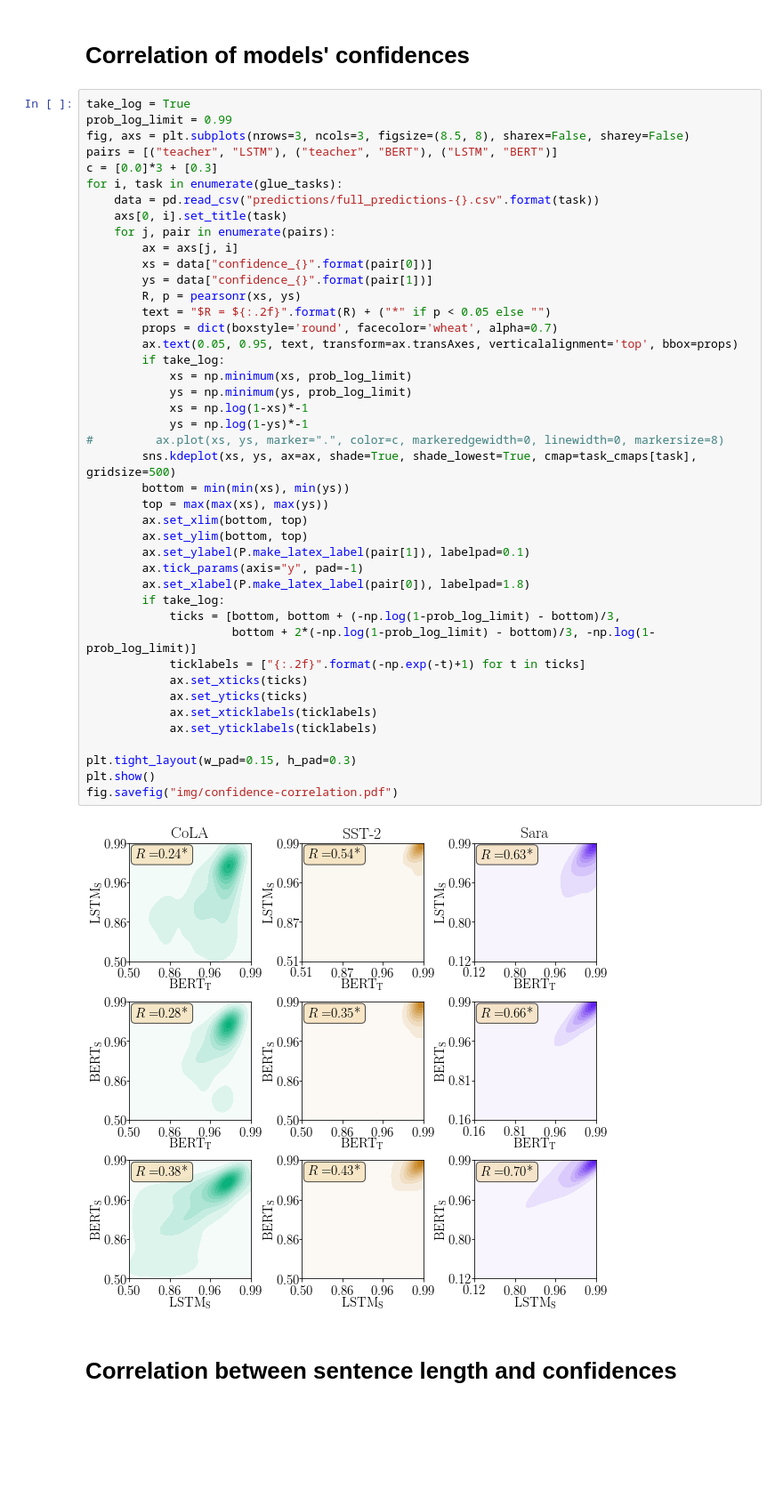
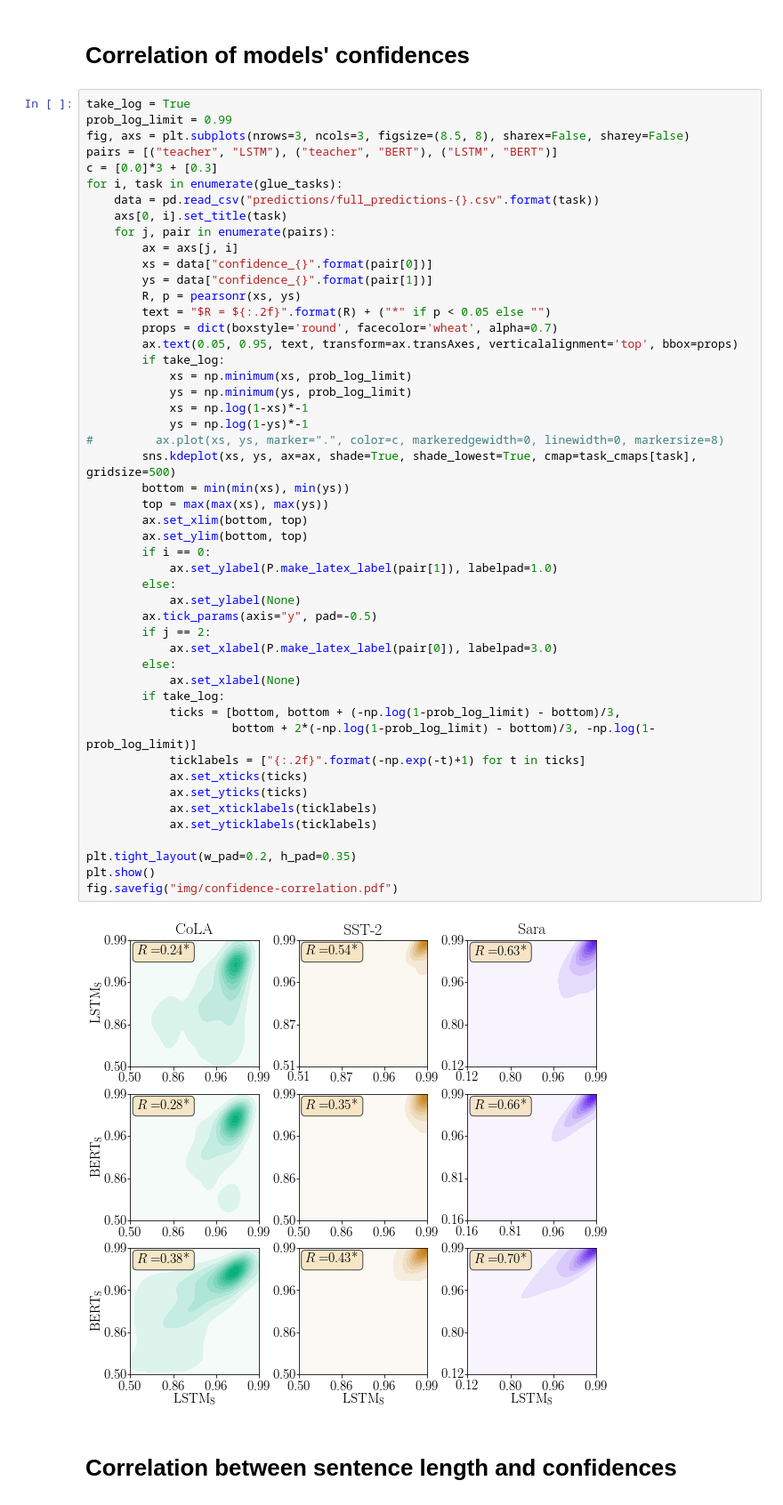
Before and after one commit to samsucik/knowledge-distil-bert, a Jupyter notebook: experiments/analysis/General plotting.ipynb, the cells around one changed output. Shown at 89% size. Saved outputs shown, nothing was run; the diff lists cells and outputs as text; blank space fills up the shorter version.

```diff
--- a/experiments/analysis/General plotting.ipynb
+++ b/experiments/analysis/General plotting.ipynb
@@ -393,38 +393,44 @@ for i, task in enumerate(glue_tasks):
         ax = axs[j, i]
         xs = data["confidence_{}".format(pair[0])]
         ys = data["confidence_{}".format(pair[1])]
         R, p = pearsonr(xs, ys)
         text = "$R = ${:.2f}".format(R) + ("*" if p < 0.05 else "")
         props = dict(boxstyle='round', facecolor='wheat', alpha=0.7)
         ax.text(0.05, 0.95, text, transform=ax.transAxes, verticalalignment='top', bbox=props)
         if take_log:
             xs = np.minimum(xs, prob_log_limit)
             ys = np.minimum(ys, prob_log_limit)
             xs = np.log(1-xs)*-1
             ys = np.log(1-ys)*-1
 #         ax.plot(xs, ys, marker=".", color=c, markeredgewidth=0, linewidth=0, markersize=8)
         sns.kdeplot(xs, ys, ax=ax, shade=True, shade_lowest=True, cmap=task_cmaps[task], gridsize=500)
         bottom = min(min(xs), min(ys))
         top = max(max(xs), max(ys))
         ax.set_xlim(bottom, top)
         ax.set_ylim(bottom, top)
-        ax.set_ylabel(P.make_latex_label(pair[1]), labelpad=0.1)
-        ax.tick_params(axis="y", pad=-1)
-        ax.set_xlabel(P.make_latex_label(pair[0]), labelpad=1.8)
+        if i == 0:
+            ax.set_ylabel(P.make_latex_label(pair[1]), labelpad=1.0)
+        else:
+            ax.set_ylabel(None)
+        ax.tick_params(axis="y", pad=-0.5)
+        if j == 2:
+            ax.set_xlabel(P.make_latex_label(pair[0]), labelpad=3.0)
+        else:
+            ax.set_xlabel(None)
         if take_log:
             ticks = [bottom, bottom + (-np.log(1-prob_log_limit) - bottom)/3,
                      bottom + 2*(-np.log(1-prob_log_limit) - bottom)/3, -np.log(1-prob_log_limit)]
             ticklabels = ["{:.2f}".format(-np.exp(-t)+1) for t in ticks]
             ax.set_xticks(ticks)
             ax.set_yticks(ticks)
             ax.set_xticklabels(ticklabels)
             ax.set_yticklabels(ticklabels)
 
-plt.tight_layout(w_pad=0.15, h_pad=0.3)
+plt.tight_layout(w_pad=0.2, h_pad=0.35)
 plt.show()
 fig.savefig("img/confidence-correlation.pdf")
 # %% [output]
-[figure, old version]
+[figure, new version]
 # %% [markdown]
 # Correlation between sentence length and confidences
 # %%
```
Also changed, not shown: 5 other files.
